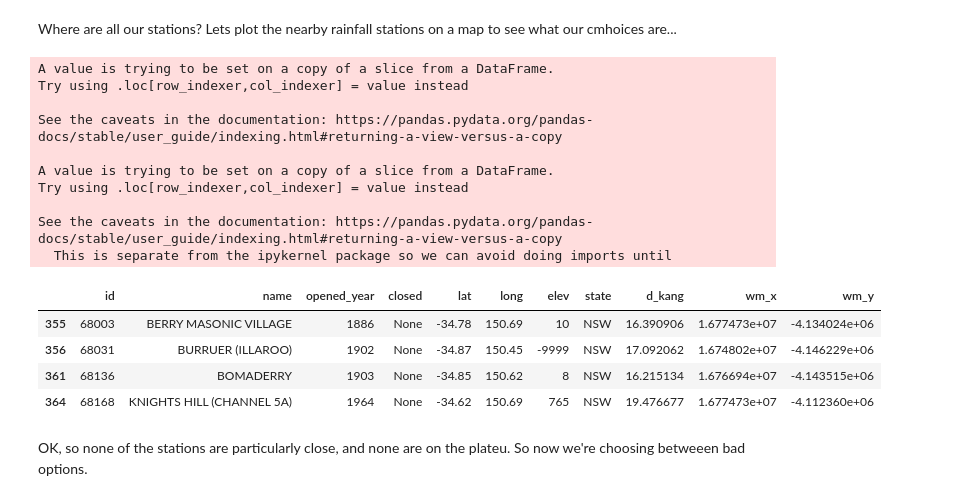
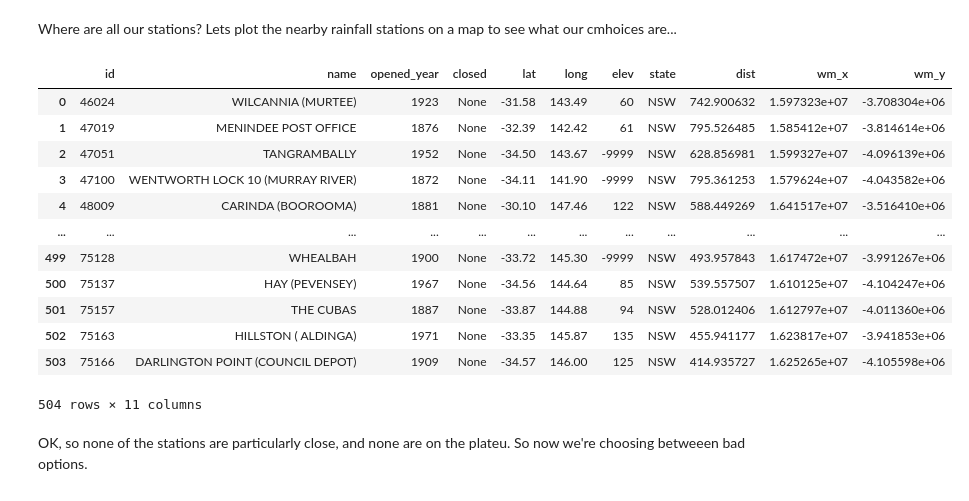
Before and after one commit to jemmaherbert/river-level-predictions, a Jupyter notebook: example_river.ipynb, the cells around one changed output. Cells and saved outputs as stored; diff of their text form; code cells hidden in the pictures.

```diff
--- a/example_river.ipynb
+++ b/example_river.ipynb
@@ -124,26 +131,24 @@ def lon_lat_to_wm(lon, lat):
     wm_x, wm_y = transform(Proj(init='epsg:4326'), Proj(init='epsg:3857'), lon, lat)  # longitude first, latitude second.
     return wm_x, wm_y
 # %%
-nearby_stations = df_stations[df_stations['d_kang']<20]
-nearby_stations['wm_x'] = nearby_stations.apply(lambda x: lon_lat_to_wm(x.long, x.lat)[0], axis=1)
-nearby_stations['wm_y'] = nearby_stations.apply(lambda x: lon_lat_to_wm(x.long, x.lat)[1], axis=1)
-nearby_stations
+station_distances = add_distances(lat, lon, df_stations)
+station_distances['wm_x'] = station_distances.apply(lambda x: lon_lat_to_wm(x.long, x.lat)[0], axis=1)
+station_distances['wm_y'] = station_distances.apply(lambda x: lon_lat_to_wm(x.long, x.lat)[1], axis=1)
+station_distances
 # %% [output]
+|  | id | name | opened_year | closed | lat | long | elev | state | dist | wm_x | wm_y |
+| 0 | 46024 | WILCANNIA (MURTEE) | 1923 | None | -31.58 | 143.49 | 60 | NSW | 742.900632 | 1.597323e+07 | -3.708304e+06 |
+| 1 | 47019 | MENINDEE POST OFFICE | 1876 | None | -32.39 | 142.42 | 61 | NSW | 795.526485 | 1.585412e+07 | -3.814614e+06 |
+| 2 | 47051 | TANGRAMBALLY | 1952 | None | -34.50 | 143.67 | -9999 | NSW | 628.856981 | 1.599327e+07 | -4.096139e+06 |
+| 3 | 47100 | WENTWORTH LOCK 10 (MURRAY RIVER) | 1872 | None | -34.11 | 141.90 | -9999 | NSW | 795.361253 | 1.579624e+07 | -4.043582e+06 |
+| 4 | 48009 | CARINDA (BOOROOMA) | 1881 | None | -30.10 | 147.46 | 122 | NSW | 588.449269 | 1.641517e+07 | -3.516410e+06 |
+| ... | ... | ... | ... | ... | ... | ... | ... | ... | ... | ... | ... |
+| 499 | 75128 | WHEALBAH | 1900 | None | -33.72 | 145.30 | -9999 | NSW | 493.957843 | 1.617472e+07 | -3.991267e+06 |
+| 500 | 75137 | HAY (PEVENSEY) | 1967 | None | -34.56 | 144.64 | 85 | NSW | 539.557507 | 1.610125e+07 | -4.104247e+06 |
+| 501 | 75157 | THE CUBAS | 1887 | None | -33.87 | 144.88 | 94 | NSW | 528.012406 | 1.612797e+07 | -4.011360e+06 |
+| 502 | 75163 | HILLSTON ( ALDINGA) | 1971 | None | -33.35 | 145.87 | 135 | NSW | 455.941177 | 1.623817e+07 | -3.941853e+06 |
+| 503 | 75166 | DARLINGTON POINT (COUNCIL DEPOT) | 1909 | None | -34.57 | 146.00 | 125 | NSW | 414.935727 | 1.625265e+07 | -4.105598e+06 |
-A value is trying to be set on a copy of a slice from a DataFrame.
-Try using .loc[row_indexer,col_indexer] = value instead
-
-See the caveats in the documentation: https://pandas.pydata.org/pandas-docs/stable/user_guide/indexing.html#returning-a-view-versus-a-copy
-
-A value is trying to be set on a copy of a slice from a DataFrame.
-Try using .loc[row_indexer,col_indexer] = value instead
-
-See the caveats in the documentation: https://pandas.pydata.org/pandas-docs/stable/user_guide/indexing.html#returning-a-view-versus-a-copy
-  This is separate from the ipykernel package so we can avoid doing imports until
+504 rows × 11 columns
-|  | id | name | opened_year | closed | lat | long | elev | state | d_kang | wm_x | wm_y |
-| 355 | 68003 | BERRY MASONIC VILLAGE | 1886 | None | -34.78 | 150.69 | 10 | NSW | 16.390906 | 1.677473e+07 | -4.134024e+06 |
-| 356 | 68031 | BURRUER (ILLAROO) | 1902 | None | -34.87 | 150.45 | -9999 | NSW | 17.092062 | 1.674802e+07 | -4.146229e+06 |
-| 361 | 68136 | BOMADERRY | 1903 | None | -34.85 | 150.62 | 8 | NSW | 16.215134 | 1.676694e+07 | -4.143515e+06 |
-| 364 | 68168 | KNIGHTS HILL (CHANNEL 5A) | 1964 | None | -34.62 | 150.69 | 765 | NSW | 19.476677 | 1.677473e+07 | -4.112360e+06 |
 # %%
 output_file("tile.html")
 tile_provider = get_provider(CARTODBPOSITRON)
```
Also changed, not shown: parts of 14 cells of this notebook.
